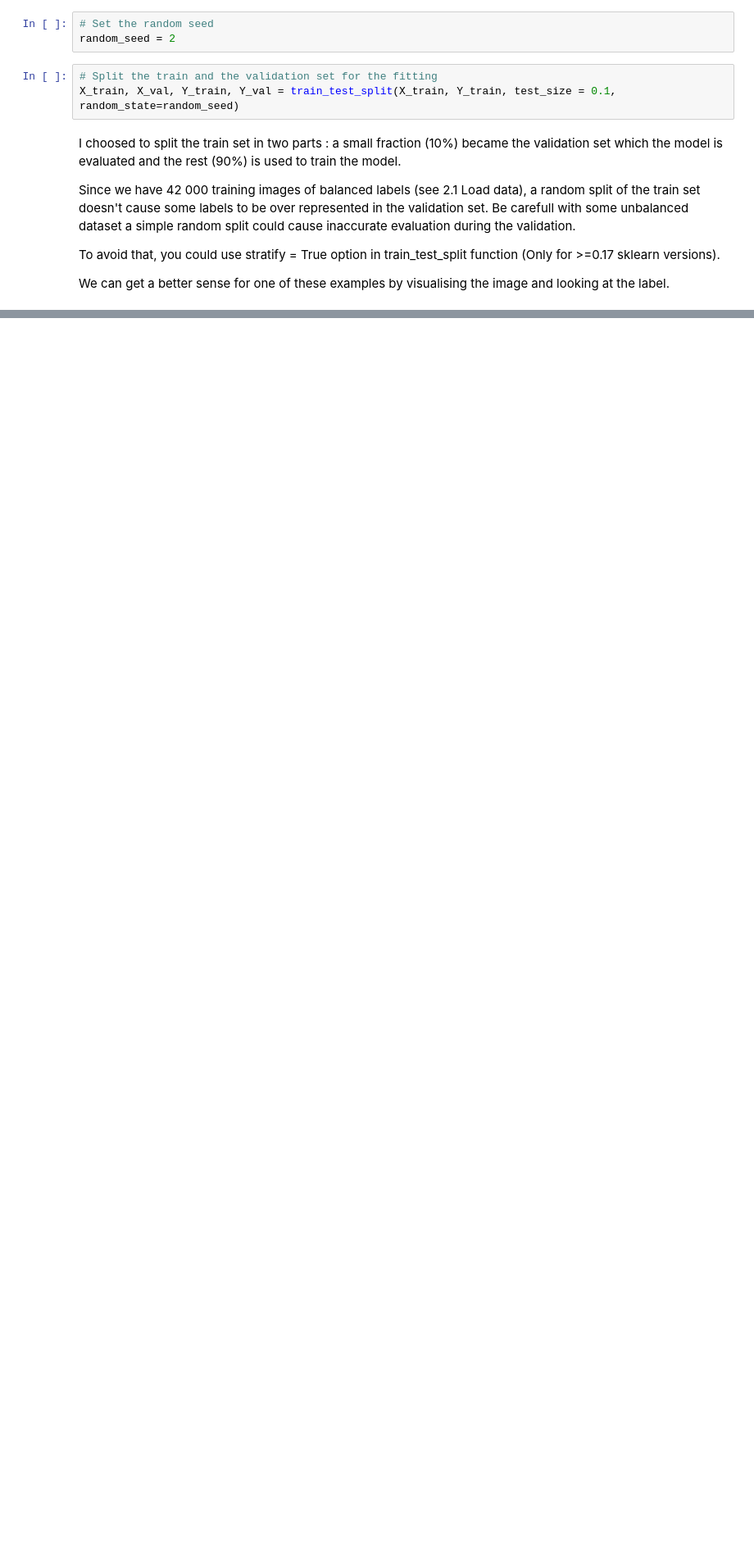
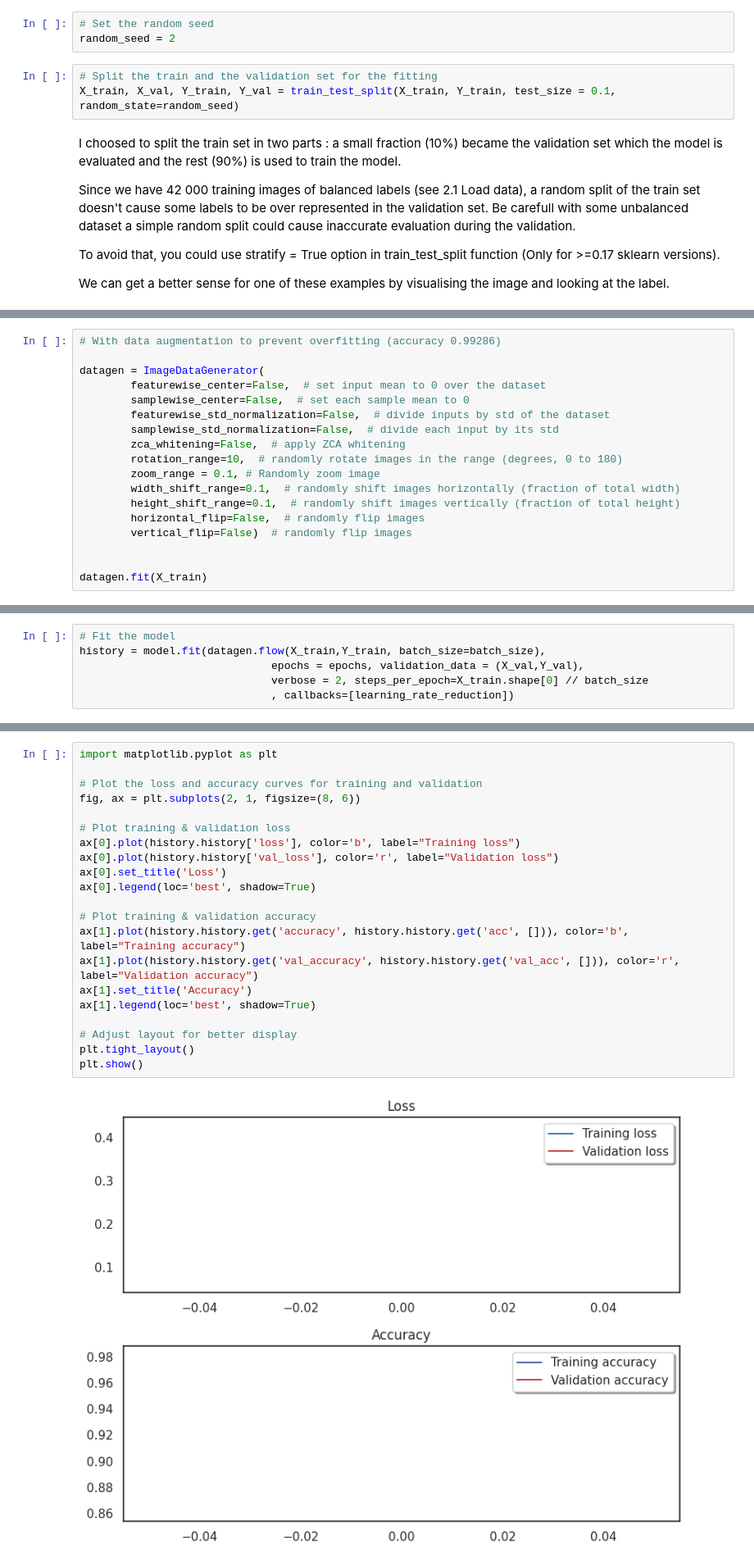
Before and after one commit to LAMECH9/LAMECH9, a Jupyter notebook: CNN_Keras.ipynb, the cells around one changed output, grey strips where cells are left out. Shown: that part at 82% size. Cells and saved outputs as stored; diff of their text form; blank space fills up the shorter version.

```diff
--- a/CNN_Keras.ipynb
+++ b/CNN_Keras.ipynb
@@ -162,0 +259,18 @@ NameError: name 'X_train' is not defined
+# %%
+# With data augmentation to prevent overfitting (accuracy 0.99286)
+
+datagen = ImageDataGenerator(
+        featurewise_center=False,  # set input mean to 0 over the dataset
+        samplewise_center=False,  # set each sample mean to 0
+        featurewise_std_normalization=False,  # divide inputs by std of the dataset
+        samplewise_std_normalization=False,  # divide each input by its std
+        zca_whitening=False,  # apply ZCA whitening
+        rotation_range=10,  # randomly rotate images in the range (degrees, 0 to 180)
+        zoom_range = 0.1, # Randomly zoom image
+        width_shift_range=0.1,  # randomly shift images horizontally (fraction of total width)
+        height_shift_range=0.1,  # randomly shift images vertically (fraction of total height)
+        horizontal_flip=False,  # randomly flip images
+        vertical_flip=False)  # randomly flip images
+
+
+datagen.fit(X_train)
@@ -162,0 +287,6 @@ NameError: name 'X_train' is not defined
+# %%
+# Fit the model
+history = model.fit(datagen.flow(X_train,Y_train, batch_size=batch_size),
+                              epochs = epochs, validation_data = (X_val,Y_val),
+                              verbose = 2, steps_per_epoch=X_train.shape[0] // batch_size
+                              , callbacks=[learning_rate_reduction])
@@ -162,0 +299,23 @@ NameError: name 'X_train' is not defined
+# %%
+import matplotlib.pyplot as plt
+
+# Plot the loss and accuracy curves for training and validation
+fig, ax = plt.subplots(2, 1, figsize=(8, 6))
+
+# Plot training & validation loss
+ax[0].plot(history.history['loss'], color='b', label="Training loss")
+ax[0].plot(history.history['val_loss'], color='r', label="Validation loss")
+ax[0].set_title('Loss')
+ax[0].legend(loc='best', shadow=True)
+
+# Plot training & validation accuracy
+ax[1].plot(history.history.get('accuracy', history.history.get('acc', [])), color='b', label="Training accuracy")
+ax[1].plot(history.history.get('val_accuracy', history.history.get('val_acc', [])), color='r', label="Validation accuracy")
+ax[1].set_title('Accuracy')
+ax[1].legend(loc='best', shadow=True)
+
+# Adjust layout for better display
+plt.tight_layout()
+plt.show()
+# %% [output]
+[figure, added]
```
Also changed, not shown: parts of 30 cells of this notebook.
